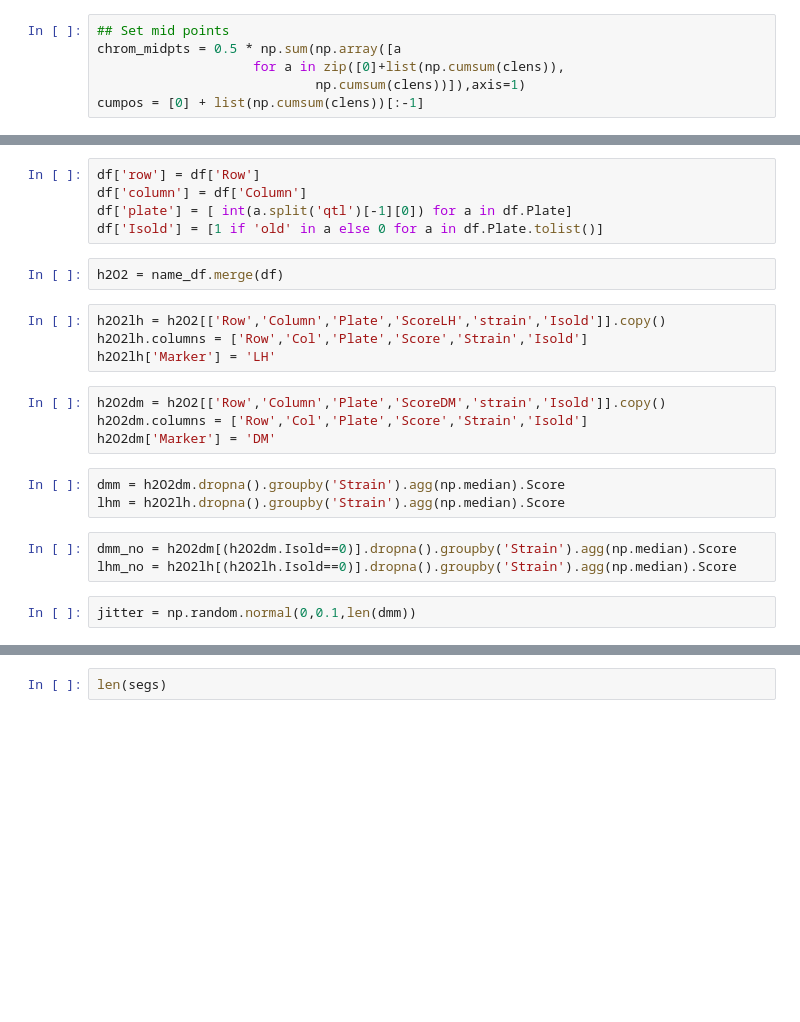
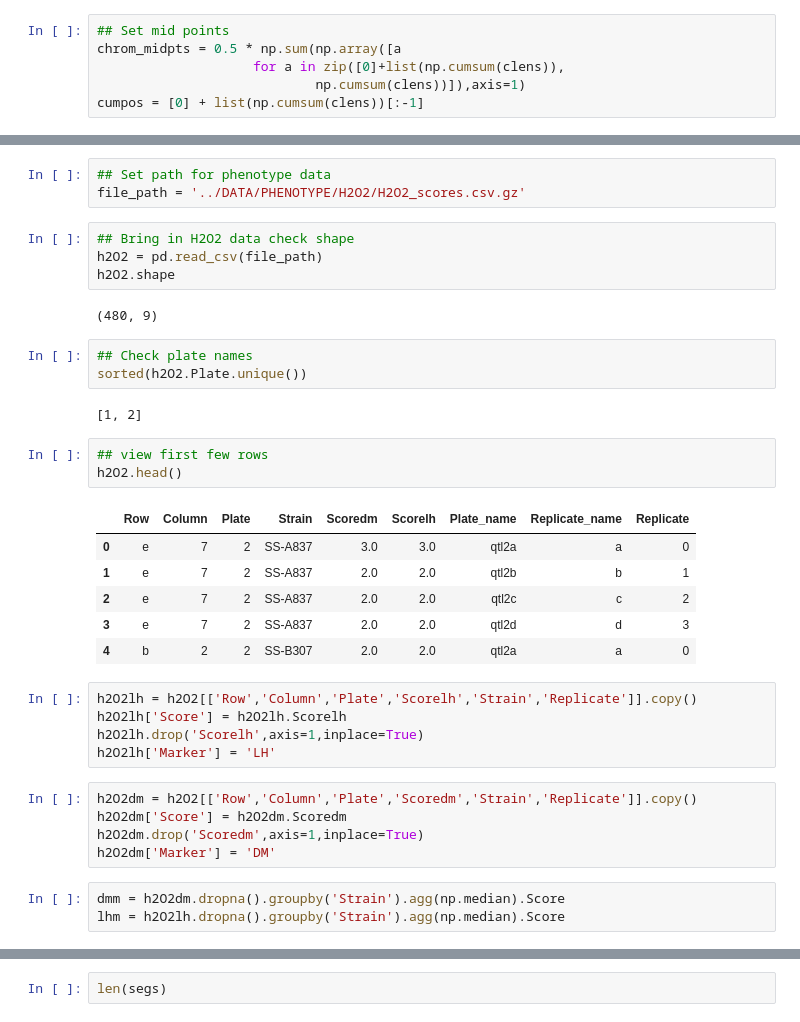
Before and after one commit to magwenelab/crypto-QTL-paper, a Jupyter notebook: SCRIPTS/H2O2_QTL_Fig9.ipynb, the cells around one changed output, grey strips where cells are left out. Drawn from its saved outputs; the diff is of its cells as text; blank space fills up the shorter version.

```diff
--- a/SCRIPTS/H2O2_QTL_Fig9.ipynb
+++ b/SCRIPTS/H2O2_QTL_Fig9.ipynb
@@ -126,24 +104,38 @@ array(['qtl1a', 'qtl1b', 'qtl1c', 'qtl1d', 'qtl2a', 'qtl2b', 'qtl2c',
-# %%
-df['row'] = df['Row']
-df['column'] = df['Column']
-df['plate'] = [ int(a.split('qtl')[-1][0]) for a in df.Plate]
-df['Isold'] = [1 if 'old' in a else 0 for a in df.Plate.tolist()]
-# %%
-h2O2 = name_df.merge(df)
+# %%
+## Set path for phenotype data
+file_path = '../DATA/PHENOTYPE/H2O2/H2O2_scores.csv.gz'
+# %%
+## Bring in H2O2 data check shape
+h2O2 = pd.read_csv(file_path)
+h2O2.shape
+# %% [output]
+(480, 9)
+# %%
+## Check plate names
+sorted(h2O2.Plate.unique())
+# %% [output]
+[1, 2]
+# %%
+## view first few rows
+h2O2.head()
+# %% [output]
+|  | Row | Column | Plate | Strain | Scoredm | Scorelh | Plate_name | Replicate_name | Replicate |
+| 0 | e | 7 | 2 | SS-A837 | 3.0 | 3.0 | qtl2a | a | 0 |
+| 1 | e | 7 | 2 | SS-A837 | 2.0 | 2.0 | qtl2b | b | 1 |
+| 2 | e | 7 | 2 | SS-A837 | 2.0 | 2.0 | qtl2c | c | 2 |
+| 3 | e | 7 | 2 | SS-A837 | 2.0 | 2.0 | qtl2d | d | 3 |
+| 4 | b | 2 | 2 | SS-B307 | 2.0 | 2.0 | qtl2a | a | 0 |
 # %%
-h2O2lh = h2O2[['Row','Column','Plate','ScoreLH','strain','Isold']].copy()
-h2O2lh.columns = ['Row','Col','Plate','Score','Strain','Isold']
+h2O2lh = h2O2[['Row','Column','Plate','Scorelh','Strain','Replicate']].copy()
+h2O2lh['Score'] = h2O2lh.Scorelh
+h2O2lh.drop('Scorelh',axis=1,inplace=True)
 h2O2lh['Marker'] = 'LH'
 # %%
-h2O2dm = h2O2[['Row','Column','Plate','ScoreDM','strain','Isold']].copy()
-h2O2dm.columns = ['Row','Col','Plate','Score','Strain','Isold']
+h2O2dm = h2O2[['Row','Column','Plate','Scoredm','Strain','Replicate']].copy()
+h2O2dm['Score'] = h2O2dm.Scoredm
+h2O2dm.drop('Scoredm',axis=1,inplace=True)
 h2O2dm['Marker'] = 'DM'
 # %%
 dmm = h2O2dm.dropna().groupby('Strain').agg(np.median).Score
 lhm = h2O2lh.dropna().groupby('Strain').agg(np.median).Score
-# %%
-dmm_no = h2O2dm[(h2O2dm.Isold==0)].dropna().groupby('Strain').agg(np.median).Score
-lhm_no = h2O2lh[(h2O2lh.Isold==0)].dropna().groupby('Strain').agg(np.median).Score
-# %%
-jitter = np.random.normal(0,0.1,len(dmm))
 # %%
```
Also changed, not shown: parts of 68 cells of this notebook, 13 other files.
